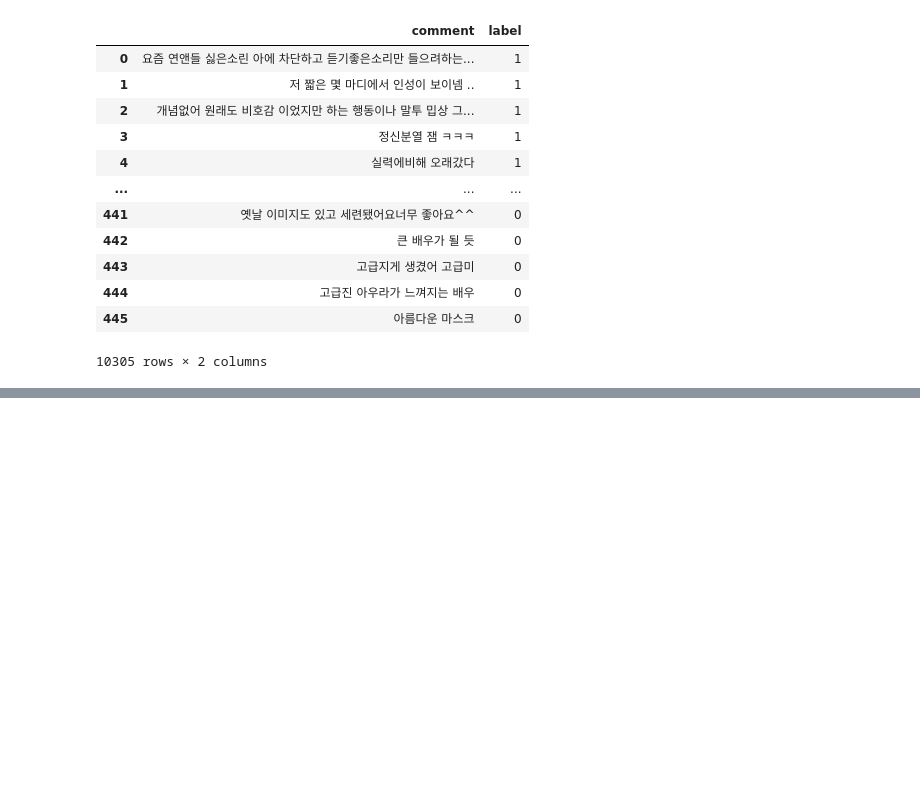
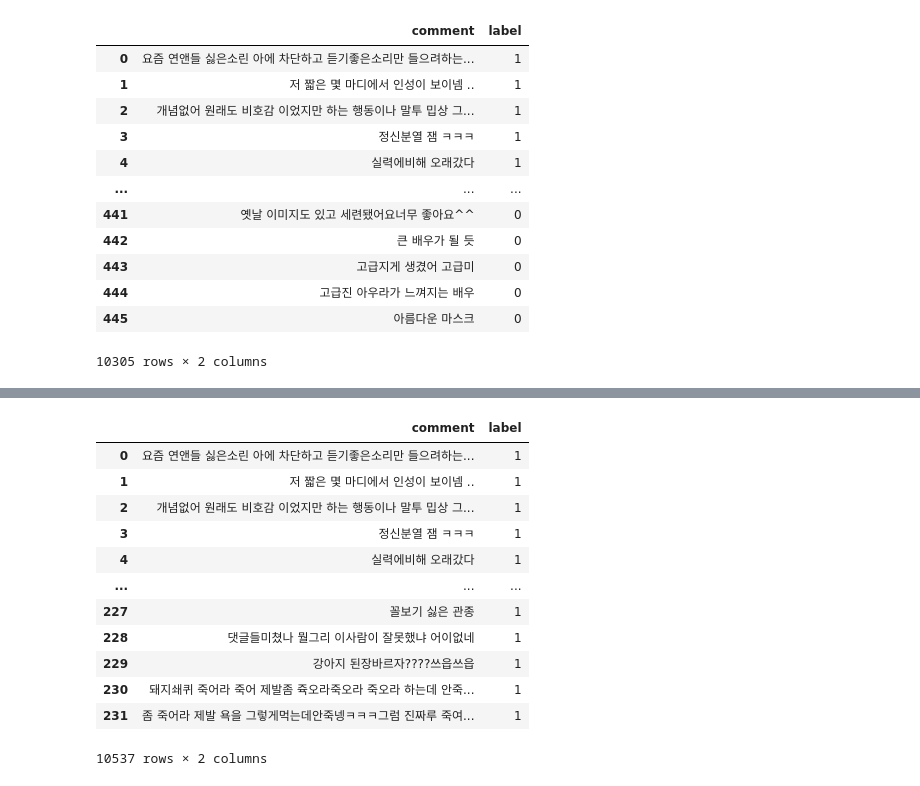
Before and after one commit to sooyeon-go/grad_project, a Jupyter notebook: comment_crawling_r/comment2_csv.ipynb, the cells around one changed output, grey strips where cells are left out. Cells and saved outputs as stored; diff of their text form; code cells hidden in the pictures; blank space fills up the shorter version.

```diff
--- a/comment_crawling_r/comment2_csv.ipynb
+++ b/comment_crawling_r/comment2_csv.ipynb
@@ -253,0 +295,17 @@ fi2
+# %%
+fi3 = fi2.append(dic4)
+fi3
+# %% [output]
+|  | comment | label |
+| 0 | 요즘 연앤들 싫은소린 아에 차단하고 듣기좋은소리만 들으려하는... | 1 |
+| 1 | 저 짧은 몇 마디에서 인성이 보이넴 .. | 1 |
+| 2 | 개념없어 원래도 비호감 이었지만 하는 행동이나 말투 밉상 그... | 1 |
+| 3 | 정신분열 잼 ㅋㅋㅋ | 1 |
+| 4 | 실력에비해 오래갔다 | 1 |
+| ... | ... | ... |
+| 227 | 꼴보기 싫은 관종 | 1 |
+| 228 | 댓글들미쳤나 뭘그리 이사람이 잘못했냐 어이없네 | 1 |
+| 229 | 강아지 된장바르자????쓰읍쓰읍 | 1 |
+| 230 | 돼지쇄퀴 죽어라 죽어 제발좀 쥭오라죽오라 죽오라 하는데 안죽... | 1 |
+| 231 | 좀 죽어라 제발 욕을 그렇게먹는데안죽넹ㅋㅋㅋ그럼 진짜루 죽여... | 1 |
+10537 rows × 2 columns
```
Also changed, not shown: parts of 2 cells of this notebook.
